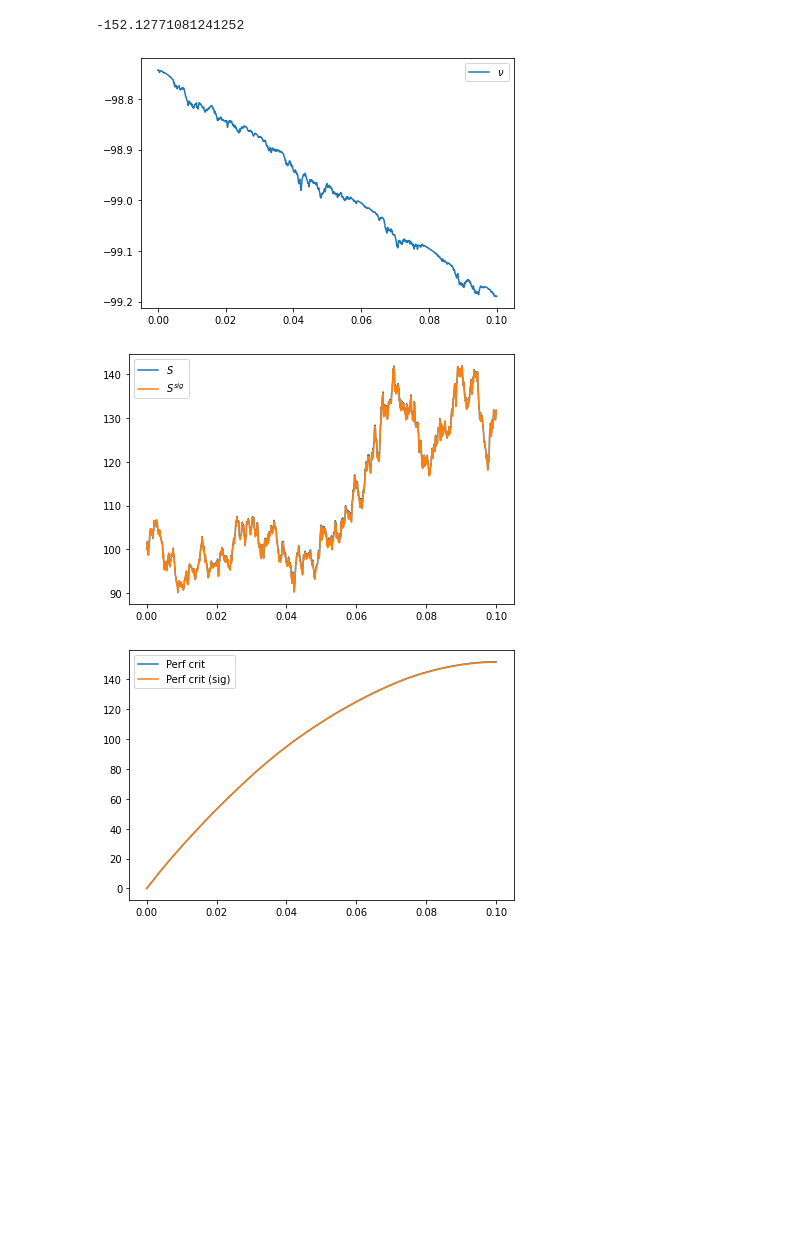
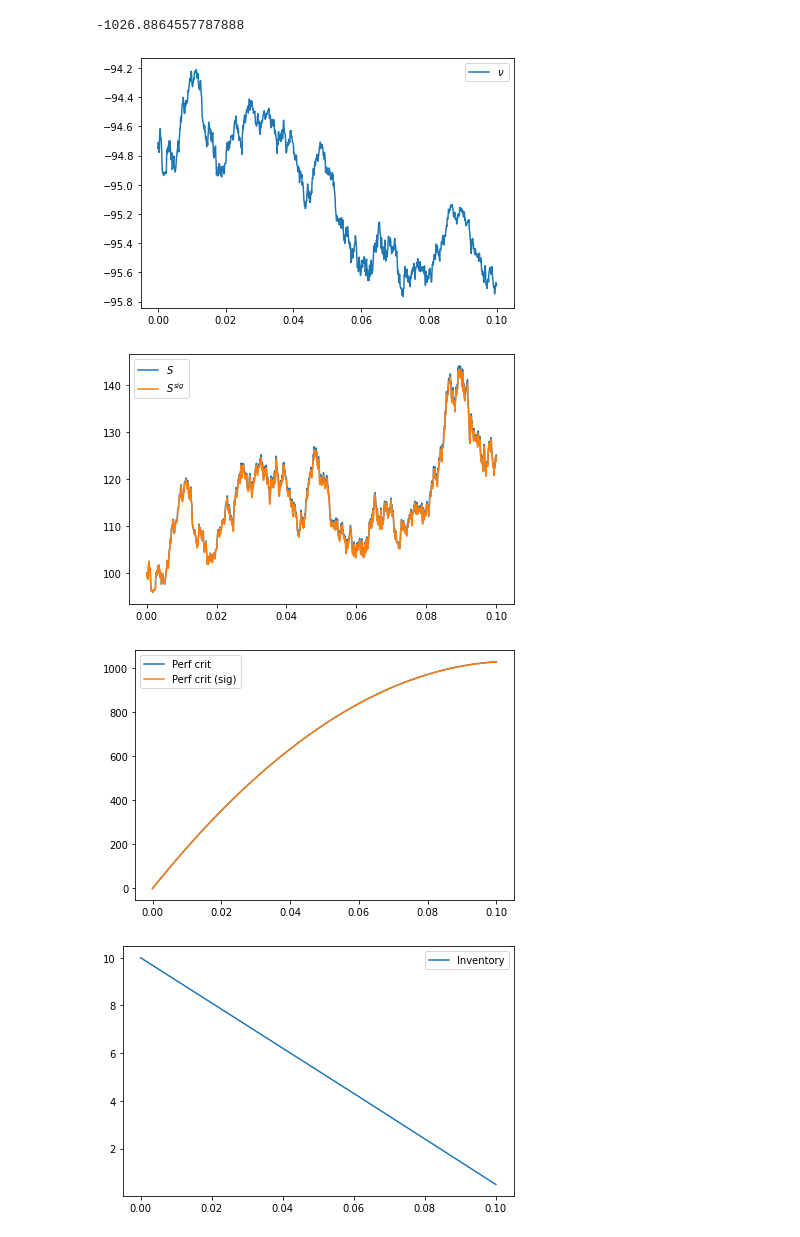
Before and after one commit to muhammadalifaqsha/optimal-control-with-signatures, a Jupyter notebook: notebooks/alif-playground-problem2.ipynb, the cells around one changed output. Saved outputs shown, nothing was run; the diff lists cells and outputs as text; code cells hidden in the pictures; blank space fills up the shorter version.

```diff
--- a/notebooks/alif-playground-problem2.ipynb
+++ b/notebooks/alif-playground-problem2.ipynb
@@ -16,12 +16,12 @@ import pickle
 # %%
 sigma_s = 1e-1
 b1 = 1e-3
-b3 = 1e-4
+b3 = 1e-2
 sigma2 = 1
 
 params = {'b0': 1, 'b1': b1, 'b2': 1, 'b3': b3,
           'sigma0': 1, 'sigma2': sigma2, 'k': 1e-3,
-          'theta1': 1, 'theta2': 1e-2, 'S0': 100, 'Q0': 10, 'X0': 0,
+          'theta1': 10, 'theta2': 1e-2, 'S0': 100, 'Q0': 10, 'X0': 0,
           'T': 0.10, 'Nt': 1_000}
 
 env = problem2.environment(**params)
@@ -44,14 +44,14 @@ F = ta.sig_to_tensor(F, optimiser_1.dim, optimiser_1.order)
 # %%
-optimiser_1.F = F
+#optimiser_1.F = F
 # %%
 np.random.seed(456)
 trunc_lev = 4
 trunc_lev_1 = 4
-n_epochs = 20
-lr = 0.1
+n_epochs = 100
+lr = 10
 
-#optimiser_1.train_sgd(n_epochs, lr = lr, trunc_lev_s = trunc_lev, trunc_lev_alpha_hat = trunc_lev_1, method='SGD')
+optimiser_1.train_sgd(n_epochs, lr = lr, trunc_lev_s = trunc_lev, method='SGD')
 
-#F = optimiser_1.F
+F = optimiser_1.F
 
 strag_sig = problem2.sig_strag_dot(F, order = order)
@@ -82,7 +86,7 @@ Sig: 1137.1588388705395
 # %%
 optimiser_1.value_fn(F.flatten(), trunc_lev_s = trunc_lev)
 # %% [output]
--152.12771081241252
+-1026.8864557787888
 # %%
 # f_s_sig = problem1.sig_strag_dot_1(f_s, order = trunc_lev)
 # f_alpha_sig = problem1.sig_strag_dot_1(f_alpha, order = trunc_lev_1)
@@ -106,28 +110,34 @@ for it in range(env.Nt+1):
     perf_hist[it,:] = f_perf_crit(env,it)
     #S_sig[it,:] = strag_sig(env,it)
 # %%
-nsim = 2
+nsim = 9
 
 plt.plot(env.timesteps, env.nu[:,nsim], label=r'$\nu$')
 plt.legend()
 plt.tight_layout()
 plt.show()
 
 plt.plot(env.timesteps, env.S[:,nsim], label=r'$S$')
 plt.plot(env.timesteps, S_sig[:,nsim], label=r'$S^{sig}$')
 plt.legend()
 plt.tight_layout()
 plt.show()
 
 plt.plot(env.timesteps[:], env.run_crit[:,nsim], label=r'Perf crit')
 plt.plot(env.timesteps[:], perf_hist[:,nsim], label=r'Perf crit (sig)')
 plt.legend()
 plt.tight_layout()
 plt.show()
+
+plt.plot(env.timesteps[:], env.Q[:,nsim], label=r'Inventory')
+plt.legend()
+plt.tight_layout()
+plt.show()
 # %% [output]
-[figure, old version]
+[figure, new version]
-[figure, old version]
+[figure, new version]
-[figure, old version]
+[figure, new version]
+[figure, added]
 # %%
 env.Q
 # %% [output]
```
Also changed, not shown: parts of 6 cells of this notebook, 17 other files.
